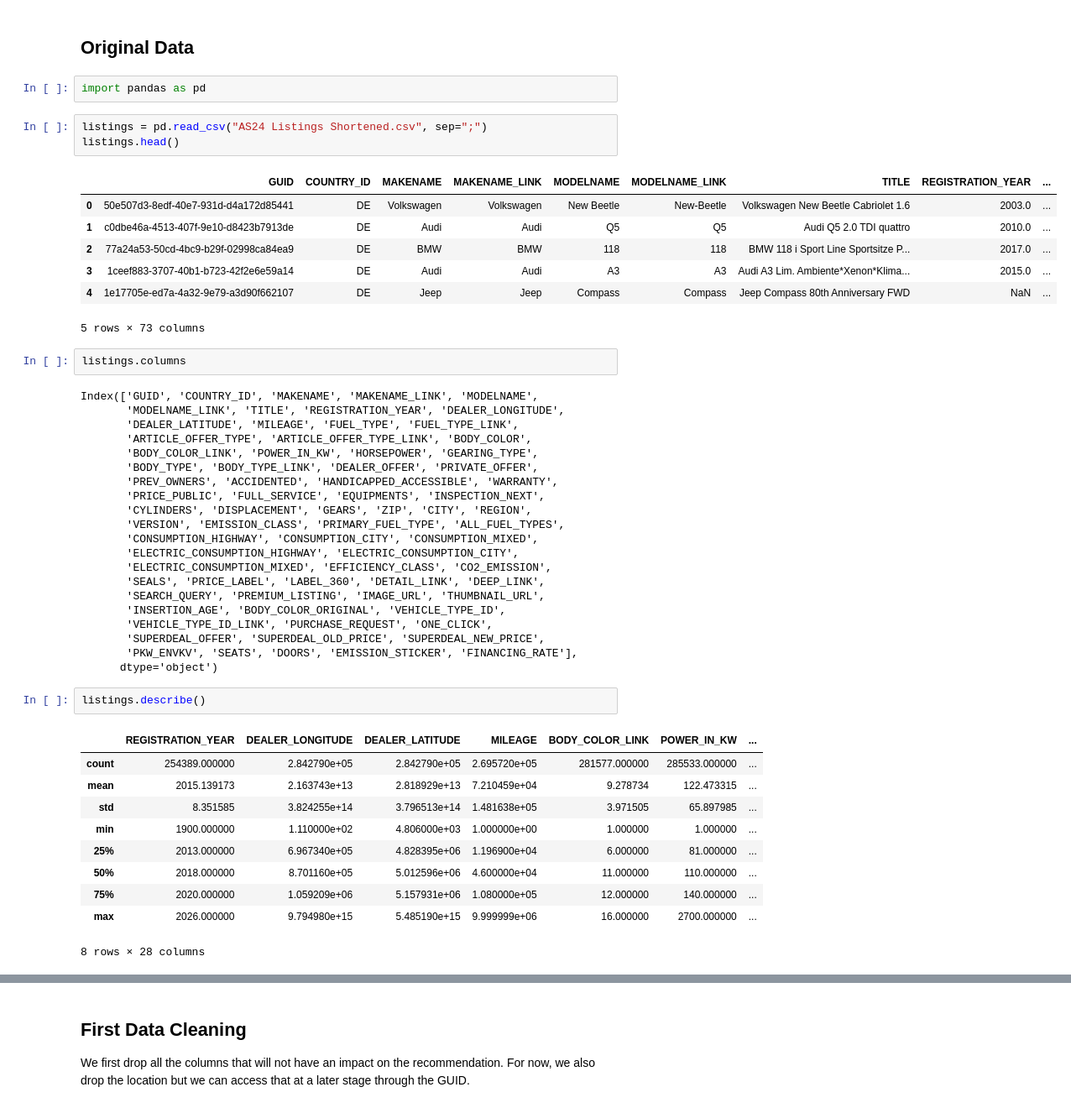
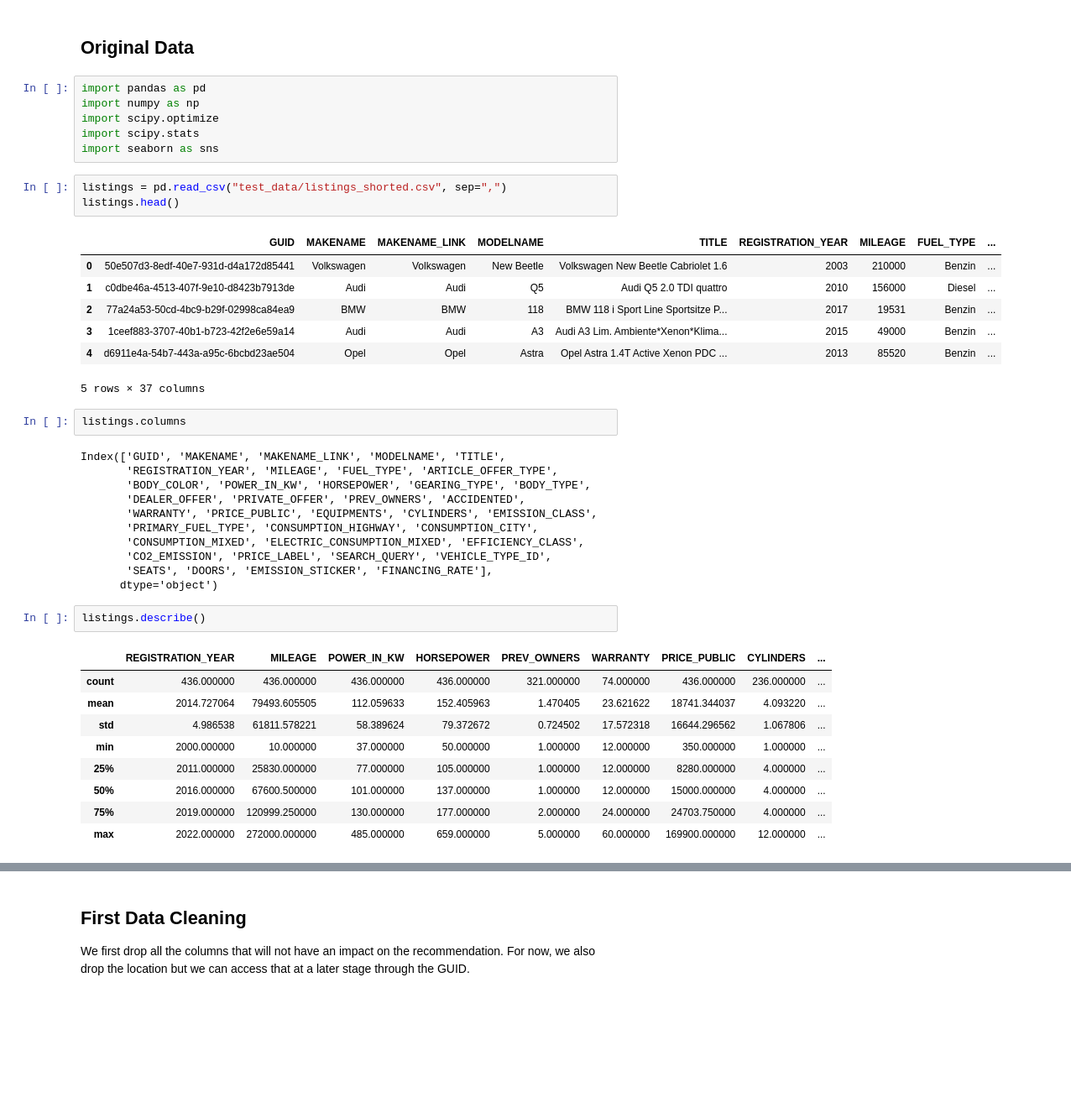
Before and after one commit to jc-cp/akina, a Jupyter notebook: AutoScout Listing Analysis.ipynb, the cells around one changed output, grey strips where cells are left out. Shown at 84% size. Cells and saved outputs as stored; diff of their text form; blank space fills up the shorter version.

```diff
--- a/AutoScout Listing Analysis.ipynb
+++ b/AutoScout Listing Analysis.ipynb
@@ -2,52 +2,45 @@
 # AutoScout24 Listings
 # %% [markdown]
 ## Original Data
-# %%
-import pandas as pd
+# %%
+import pandas as pd
+import numpy as np
+import scipy.optimize
+import scipy.stats
+import seaborn as sns
 # %%
-listings = pd.read_csv("AS24 Listings Shortened.csv", sep=";")
+listings = pd.read_csv("test_data/listings_shorted.csv", sep=",")
 listings.head()
 # %% [output]
-|  | GUID | COUNTRY_ID | MAKENAME | MAKENAME_LINK | MODELNAME | MODELNAME_LINK | TITLE | REGISTRATION_YEAR | ... |
-| 0 | 50e507d3-8edf-40e7-931d-d4a172d85441 | DE | Volkswagen | Volkswagen | New Beetle | New-Beetle | Volkswagen New Beetle Cabriolet 1.6 | 2003.0 | ... |
-| 1 | c0dbe46a-4513-407f-9e10-d8423b7913de | DE | Audi | Audi | Q5 | Q5 | Audi Q5 2.0 TDI quattro | 2010.0 | ... |
-| 2 | 77a24a53-50cd-4bc9-b29f-02998ca84ea9 | DE | BMW | BMW | 118 | 118 | BMW 118 i Sport Line Sportsitze P... | 2017.0 | ... |
-| 3 | 1ceef883-3707-40b1-b723-42f2e6e59a14 | DE | Audi | Audi | A3 | A3 | Audi A3 Lim. Ambiente*Xenon*Klima... | 2015.0 | ... |
-| 4 | 1e17705e-ed7a-4a32-9e79-a3d90f662107 | DE | Jeep | Jeep | Compass | Compass | Jeep Compass 80th Anniversary FWD | NaN | ... |
+|  | GUID | MAKENAME | MAKENAME_LINK | MODELNAME | TITLE | REGISTRATION_YEAR | MILEAGE | FUEL_TYPE | ... |
+| 0 | 50e507d3-8edf-40e7-931d-d4a172d85441 | Volkswagen | Volkswagen | New Beetle | Volkswagen New Beetle Cabriolet 1.6 | 2003 | 210000 | Benzin | ... |
+| 1 | c0dbe46a-4513-407f-9e10-d8423b7913de | Audi | Audi | Q5 | Audi Q5 2.0 TDI quattro | 2010 | 156000 | Diesel | ... |
+| 2 | 77a24a53-50cd-4bc9-b29f-02998ca84ea9 | BMW | BMW | 118 | BMW 118 i Sport Line Sportsitze P... | 2017 | 19531 | Benzin | ... |
+| 3 | 1ceef883-3707-40b1-b723-42f2e6e59a14 | Audi | Audi | A3 | Audi A3 Lim. Ambiente*Xenon*Klima... | 2015 | 49000 | Benzin | ... |
+| 4 | d6911e4a-54b7-443a-a95c-6bcbd23ae504 | Opel | Opel | Astra | Opel Astra 1.4T Active Xenon PDC ... | 2013 | 85520 | Benzin | ... |
-5 rows × 73 columns
+5 rows × 37 columns
 # %%
 listings.columns
 # %% [output]
-Index(['GUID', 'COUNTRY_ID', 'MAKENAME', 'MAKENAME_LINK', 'MODELNAME',
-       'MODELNAME_LINK', 'TITLE', 'REGISTRATION_YEAR', 'DEALER_LONGITUDE',
-       'DEALER_LATITUDE', 'MILEAGE', 'FUEL_TYPE', 'FUEL_TYPE_LINK',
-       'ARTICLE_OFFER_TYPE', 'ARTICLE_OFFER_TYPE_LINK', 'BODY_COLOR',
-       'BODY_COLOR_LINK', 'POWER_IN_KW', 'HORSEPOWER', 'GEARING_TYPE',
-       'BODY_TYPE', 'BODY_TYPE_LINK', 'DEALER_OFFER', 'PRIVATE_OFFER',
-       'PREV_OWNERS', 'ACCIDENTED', 'HANDICAPPED_ACCESSIBLE', 'WARRANTY',
-       'PRICE_PUBLIC', 'FULL_SERVICE', 'EQUIPMENTS', 'INSPECTION_NEXT',
-       'CYLINDERS', 'DISPLACEMENT', 'GEARS', 'ZIP', 'CITY', 'REGION',
-       'VERSION', 'EMISSION_CLASS', 'PRIMARY_FUEL_TYPE', 'ALL_FUEL_TYPES',
-       'CONSUMPTION_HIGHWAY', 'CONSUMPTION_CITY', 'CONSUMPTION_MIXED',
-       'ELECTRIC_CONSUMPTION_HIGHWAY', 'ELECTRIC_CONSUMPTION_CITY',
-       'ELECTRIC_CONSUMPTION_MIXED', 'EFFICIENCY_CLASS', 'CO2_EMISSION',
-       'SEALS', 'PRICE_LABEL', 'LABEL_360', 'DETAIL_LINK', 'DEEP_LINK',
-       'SEARCH_QUERY', 'PREMIUM_LISTING', 'IMAGE_URL', 'THUMBNAIL_URL',
-       'INSERTION_AGE', 'BODY_COLOR_ORIGINAL', 'VEHICLE_TYPE_ID',
-       'VEHICLE_TYPE_ID_LINK', 'PURCHASE_REQUEST', 'ONE_CLICK',
-       'SUPERDEAL_OFFER', 'SUPERDEAL_OLD_PRICE', 'SUPERDEAL_NEW_PRICE',
-       'PKW_ENVKV', 'SEATS', 'DOORS', 'EMISSION_STICKER', 'FINANCING_RATE'],
+Index(['GUID', 'MAKENAME', 'MAKENAME_LINK', 'MODELNAME', 'TITLE',
+       'REGISTRATION_YEAR', 'MILEAGE', 'FUEL_TYPE', 'ARTICLE_OFFER_TYPE',
+       'BODY_COLOR', 'POWER_IN_KW', 'HORSEPOWER', 'GEARING_TYPE', 'BODY_TYPE',
+       'DEALER_OFFER', 'PRIVATE_OFFER', 'PREV_OWNERS', 'ACCIDENTED',
+       'WARRANTY', 'PRICE_PUBLIC', 'EQUIPMENTS', 'CYLINDERS', 'EMISSION_CLASS',
+       'PRIMARY_FUEL_TYPE', 'CONSUMPTION_HIGHWAY', 'CONSUMPTION_CITY',
+       'CONSUMPTION_MIXED', 'ELECTRIC_CONSUMPTION_MIXED', 'EFFICIENCY_CLASS',
+       'CO2_EMISSION', 'PRICE_LABEL', 'SEARCH_QUERY', 'VEHICLE_TYPE_ID',
+       'SEATS', 'DOORS', 'EMISSION_STICKER', 'FINANCING_RATE'],
       dtype='object')
 # %%
 listings.describe()
 # %% [output]
-|  | REGISTRATION_YEAR | DEALER_LONGITUDE | DEALER_LATITUDE | MILEAGE | BODY_COLOR_LINK | POWER_IN_KW | ... |
-| count | 254389.000000 | 2.842790e+05 | 2.842790e+05 | 2.695720e+05 | 281577.000000 | 285533.000000 | ... |
-| mean | 2015.139173 | 2.163743e+13 | 2.818929e+13 | 7.210459e+04 | 9.278734 | 122.473315 | ... |
-| std | 8.351585 | 3.824255e+14 | 3.796513e+14 | 1.481638e+05 | 3.971505 | 65.897985 | ... |
-| min | 1900.000000 | 1.110000e+02 | 4.806000e+03 | 1.000000e+00 | 1.000000 | 1.000000 | ... |
-| 25% | 2013.000000 | 6.967340e+05 | 4.828395e+06 | 1.196900e+04 | 6.000000 | 81.000000 | ... |
-| 50% | 2018.000000 | 8.701160e+05 | 5.012596e+06 | 4.600000e+04 | 11.000000 | 110.000000 | ... |
-| 75% | 2020.000000 | 1.059209e+06 | 5.157931e+06 | 1.080000e+05 | 12.000000 | 140.000000 | ... |
-| max | 2026.000000 | 9.794980e+15 | 5.485190e+15 | 9.999999e+06 | 16.000000 | 2700.000000 | ... |
+|  | REGISTRATION_YEAR | MILEAGE | POWER_IN_KW | HORSEPOWER | PREV_OWNERS | WARRANTY | PRICE_PUBLIC | CYLINDERS | ... |
+| count | 436.000000 | 436.000000 | 436.000000 | 436.000000 | 321.000000 | 74.000000 | 436.000000 | 236.000000 | ... |
+| mean | 2014.727064 | 79493.605505 | 112.059633 | 152.405963 | 1.470405 | 23.621622 | 18741.344037 | 4.093220 | ... |
+| std | 4.986538 | 61811.578221 | 58.389624 | 79.372672 | 0.724502 | 17.572318 | 16644.296562 | 1.067806 | ... |
+| min | 2000.000000 | 10.000000 | 37.000000 | 50.000000 | 1.000000 | 12.000000 | 350.000000 | 1.000000 | ... |
+| 25% | 2011.000000 | 25830.000000 | 77.000000 | 105.000000 | 1.000000 | 12.000000 | 8280.000000 | 4.000000 | ... |
+| 50% | 2016.000000 | 67600.500000 | 101.000000 | 137.000000 | 1.000000 | 12.000000 | 15000.000000 | 4.000000 | ... |
+| 75% | 2019.000000 | 120999.250000 | 130.000000 | 177.000000 | 2.000000 | 24.000000 | 24703.750000 | 4.000000 | ... |
+| max | 2022.000000 | 272000.000000 | 485.000000 | 659.000000 | 5.000000 | 60.000000 | 169900.000000 | 12.000000 | ... |
-8 rows × 28 columns
```
Also changed, not shown: parts of 22 cells of this notebook, 4 other files.
